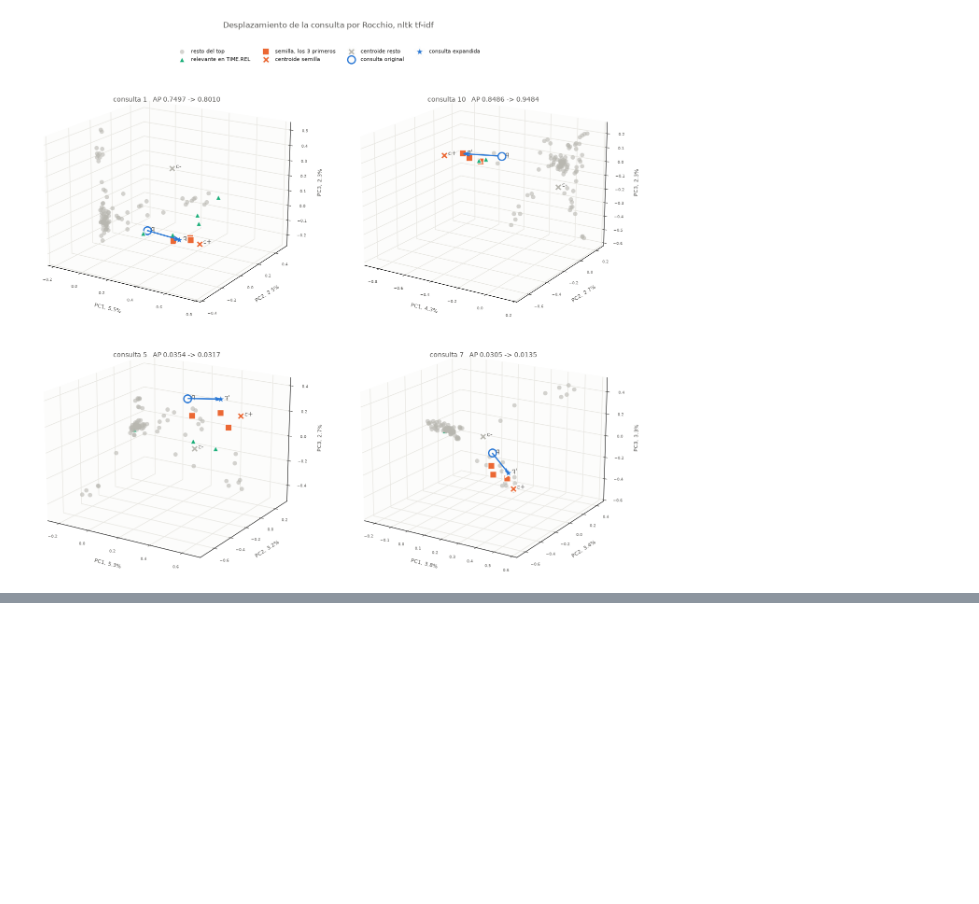
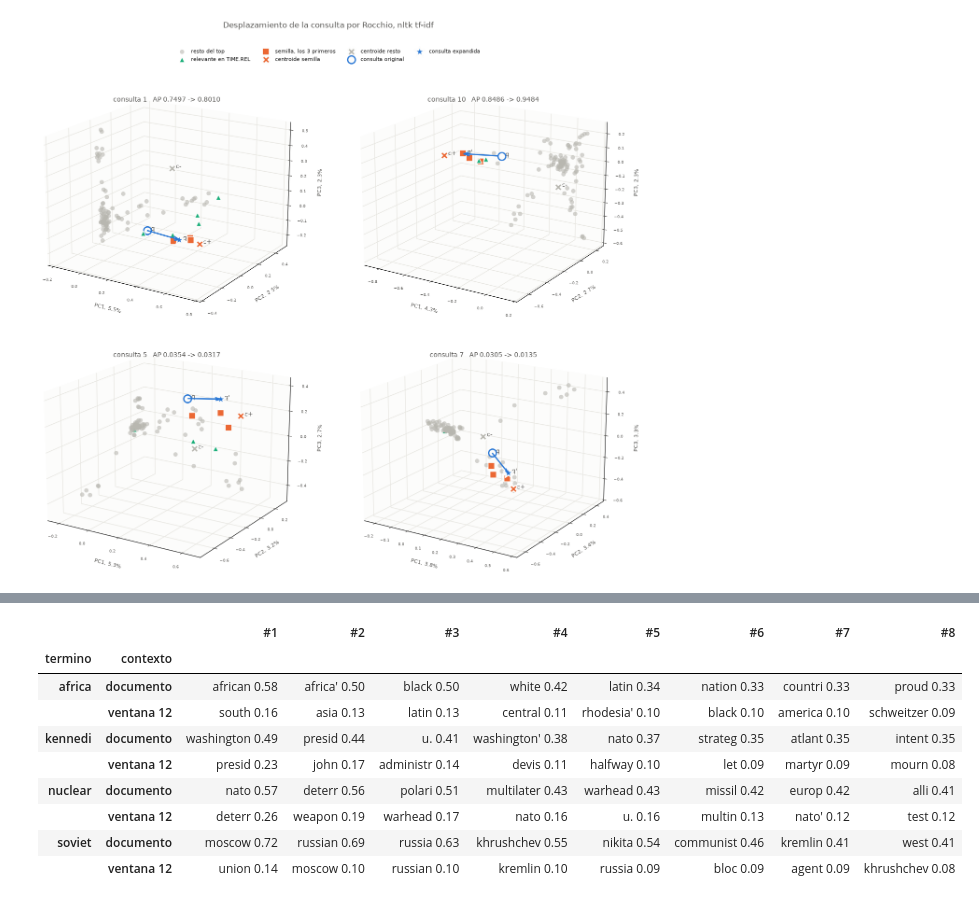
Before and after one commit to zxxz456/inaoe, a Jupyter notebook: fundamentos_aal/actividades/src/actividad.ipynb, the cells around one changed output, grey strips where cells are left out. Saved outputs shown, nothing was run; the diff lists cells and outputs as text; code cells hidden in the pictures; blank space fills up the shorter version.

```diff
--- a/fundamentos_aal/actividades/src/actividad.ipynb
+++ b/fundamentos_aal/actividades/src/actividad.ipynb
@@ -2709,0 +2912,28 @@ plt.show()
+# %%
+# Stems de NLTK: kennedy queda en kennedi, y todos tienen
+# frecuencia de documento suficiente para que la comparacion tenga
+# de donde salir
+TERMINOS_MUESTRA = ("nuclear", "soviet", "africa", "kennedi")
+
+contextos = {"documento": contextos_documento(docs)}
+for tam in TAMS_VENTANA:
+    # El cero a la izquierda es para que la ventana 05 se ordene
+    # antes que la 12 y no al reves
+    contextos[f"ventana {tam:02d}"] = contextos_ventana(docs, tam)
+
+matrices_c = {}
+for nombre, ctx in contextos.items():
+    inicio = time.perf_counter()
+    a = matriz_a(ctx)
+    c = matriz_coocurrencia(a)
+    matrices_c[nombre] = c
+
+    bruto = c.to_numpy()
+    llenas = np.count_nonzero(bruto)
+    print(f"{nombre:>11}: A {a.shape[0]} x {a.shape[1]}   "
+          f"C {c.shape[0]} x {c.shape[1]}")
+    print(f"{'':>11}  {bruto.nbytes / 1e9:.2f} GB, "
+          f"{llenas / bruto.size:.2%} de celdas distintas de cero, "
+          f"{time.perf_counter() - inicio:.1f} s")
+
+    del a
@@ -2709,0 +3034,16 @@ plt.show()
+# %%
+# El peso es el coseno entre las filas binarias de A, no el conteo
+# crudo, por eso va entre 0 y 1
+with pd.option_context("display.max_colwidth", 22):
+    display(comparar_contextos(matrices_c, TERMINOS_MUESTRA))
+# %% [output]
+|  |  | #1 | #2 | #3 | #4 | #5 | #6 | #7 | #8 |
+| termino | contexto |  |  |  |  |  |  |  |  |
+| africa | documento | african 0.58 | africa' 0.50 | black 0.50 | white 0.42 | latin 0.34 | nation 0.33 | countri 0.33 | proud 0.33 |
+|  | ventana 12 | south 0.16 | asia 0.13 | latin 0.13 | central 0.11 | rhodesia' 0.10 | black 0.10 | america 0.10 | schweitzer 0.09 |
+| kennedi | documento | washington 0.49 | presid 0.44 | u. 0.41 | washington' 0.38 | nato 0.37 | strateg 0.35 | atlant 0.35 | intent 0.35 |
+|  | ventana 12 | presid 0.23 | john 0.17 | administr 0.14 | devis 0.11 | halfway 0.10 | let 0.09 | martyr 0.09 | mourn 0.08 |
+| nuclear | documento | nato 0.57 | deterr 0.56 | polari 0.51 | multilater 0.43 | warhead 0.43 | missil 0.42 | europ 0.42 | alli 0.41 |
+|  | ventana 12 | deterr 0.26 | weapon 0.19 | warhead 0.17 | nato 0.16 | u. 0.16 | multin 0.13 | nato' 0.12 | test 0.12 |
+| soviet | documento | moscow 0.72 | russian 0.69 | russia 0.63 | khrushchev 0.55 | nikita 0.54 | communist 0.46 | kremlin 0.41 | west 0.41 |
+|  | ventana 12 | union 0.14 | moscow 0.10 | russian 0.10 | kremlin 0.10 | russia 0.09 | bloc 0.09 | agent 0.09 | khrushchev 0.08 |
```
Also changed, not shown: parts of 9 cells of this notebook.
